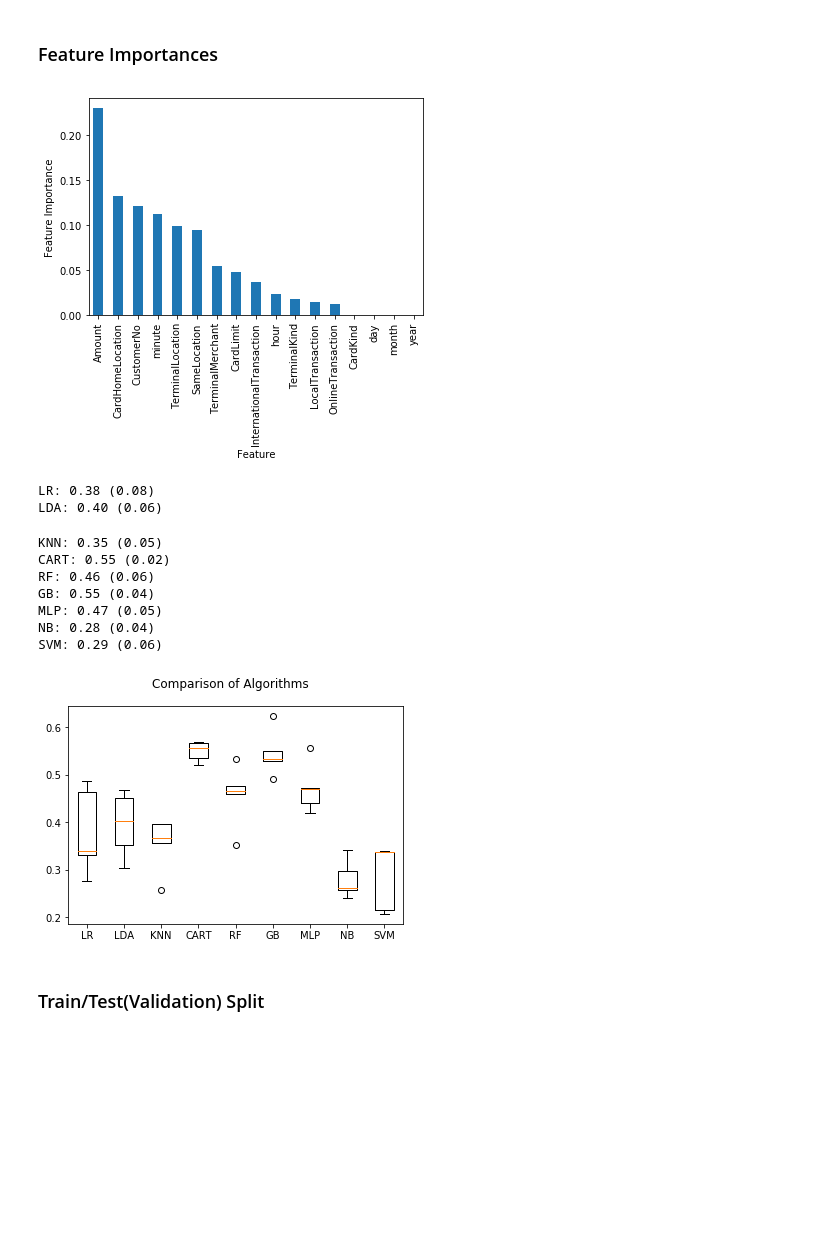
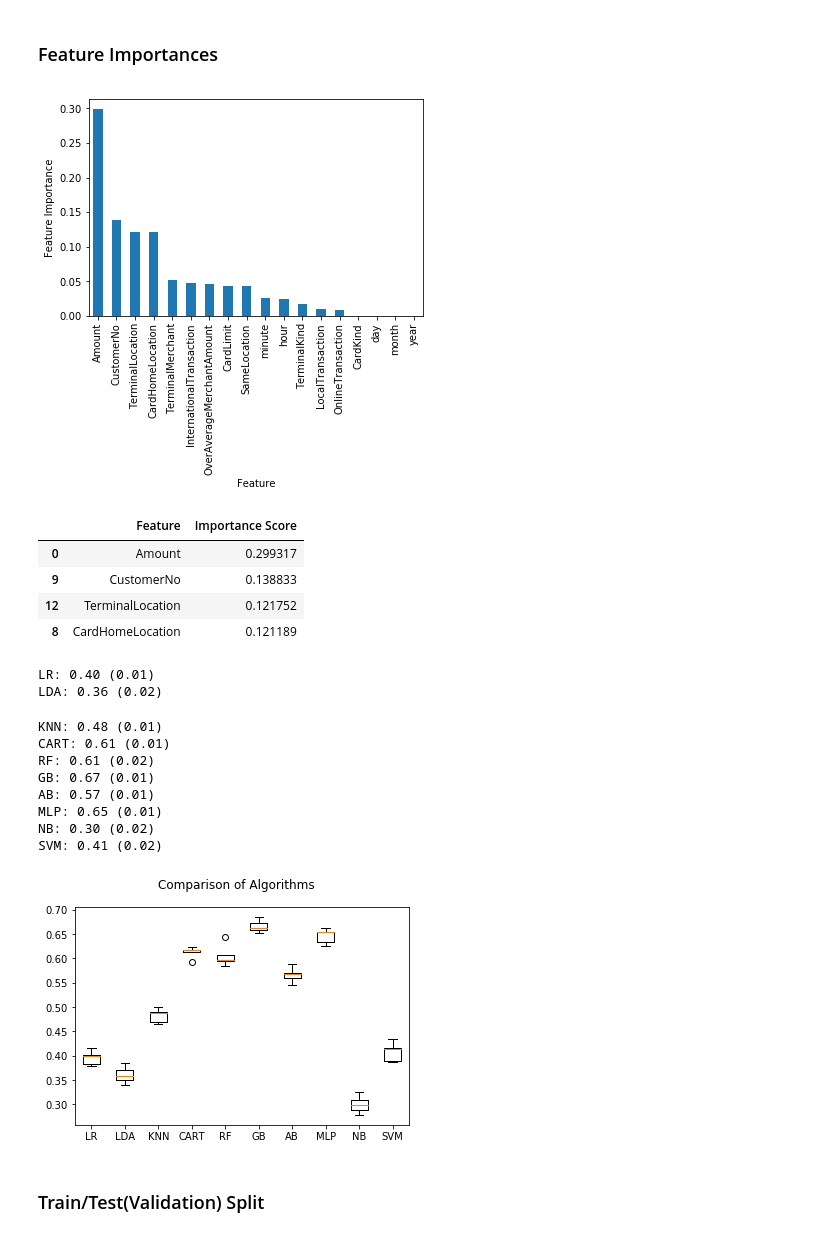
Before and after one commit to onuralpyigit/CreditCardFraudDetection, a Jupyter notebook: src/main/python/Task3.ipynb, the cells around one changed output. Saved outputs shown, nothing was run; the diff lists cells and outputs as text; code cells hidden in the pictures; blank space fills up the shorter version.

Commit message:
Updated the prediction model according to balanced dataset

```diff
--- a/src/main/python/Task3.ipynb
+++ b/src/main/python/Task3.ipynb
@@ -21,27 +21,43 @@ transaction_data.head()
 # %%
 from sklearn.ensemble import ExtraTreesClassifier
 from sklearn.feature_selection import SelectFromModel
 from sklearn.utils import shuffle
 
 import matplotlib.pyplot as plt
 
 transaction_data = shuffle(transaction_data)
 
 X = transaction_data.drop(['Class', 'DateTime'], axis=1)
 y = transaction_data['Class']
 
 feature_list = list(X)
 
 feature_model = ExtraTreesClassifier()
 feature_model = feature_model.fit(X, y)
 
 feat_imp = pd.Series(feature_model.feature_importances_, feature_list).sort_values(ascending=False)
 feat_imp.plot(kind='bar')
 plt.xlabel('Feature')
 plt.ylabel('Feature Importance')
 plt.show()
+
+feature_selection_data = pd.DataFrame(
+    {'Feature': feature_list,
+     'Importance Score': feature_model.feature_importances_
+    })
+
+feature_selection_model = SelectFromModel(feature_model, prefit=True)
+X_transformed = feature_selection_model.transform(X)
+
+selected_features = feature_selection_data.sort_values(by='Importance Score', ascending=False)
+selected_features.head(X_transformed.shape[1])
 # %% [output]
-[figure, old version]
+[figure, new version]
+|  | Feature | Importance Score |
+| 0 | Amount | 0.299317 |
+| 9 | CustomerNo | 0.138833 |
+| 12 | TerminalLocation | 0.121752 |
+| 8 | CardHomeLocation | 0.121189 |
 # %%
 from sklearn.preprocessing import StandardScaler
 from sklearn.model_selection import KFold
@@ -55,14 +71,15 @@ from sklearn.naive_bayes import GaussianNB
 from sklearn.svm import SVC
 from sklearn.ensemble import RandomForestClassifier
 from sklearn.ensemble import GradientBoostingClassifier
+from sklearn.ensemble import AdaBoostClassifier
 from sklearn.neural_network import MLPClassifier
-#from xgboost import XGBClassifier
 
 X = transaction_data.drop(['Class', 'DateTime'], axis=1)
 y = transaction_data['Class']
 
 scaler = StandardScaler()
 X_transformed = scaler.fit_transform(X)
+#X_transformed = feature_selection_model.transform(X_transformed)
 
 models = []
 models.append(('LR', LogisticRegression()))
@@ -71,7 +88,7 @@ models.append(('KNN', KNeighborsClassifier()))
 models.append(('CART', DecisionTreeClassifier()))
 models.append(('RF', RandomForestClassifier()))
 models.append(('GB', GradientBoostingClassifier()))
-#models.append(('XGB', XGBClassifier()))
+models.append(('AB', AdaBoostClassifier()))
 models.append(('MLP', MLPClassifier()))
 models.append(('NB', GaussianNB()))
 models.append(('SVM', SVC()))
@@ -92,16 +109,17 @@ plt.boxplot(results)
 ax.set_xticklabels(names)
 plt.show()
 # %% [output]
-LR: 0.38 (0.08)
-LDA: 0.40 (0.06)
+LR: 0.40 (0.01)
+LDA: 0.36 (0.02)
-KNN: 0.35 (0.05)
-CART: 0.55 (0.02)
-RF: 0.46 (0.06)
-GB: 0.55 (0.04)
-MLP: 0.47 (0.05)
-NB: 0.28 (0.04)
-SVM: 0.29 (0.06)
+KNN: 0.48 (0.01)
+CART: 0.61 (0.01)
+RF: 0.61 (0.02)
+GB: 0.67 (0.01)
+AB: 0.57 (0.01)
+MLP: 0.65 (0.01)
+NB: 0.30 (0.02)
+SVM: 0.41 (0.02)
-[figure, old version]
+[figure, new version]
 # %% [markdown]
 ### Train/Test(Validation) Split
 # %%
```
Also changed, not shown: parts of 11 cells of this notebook, 1 other file.
